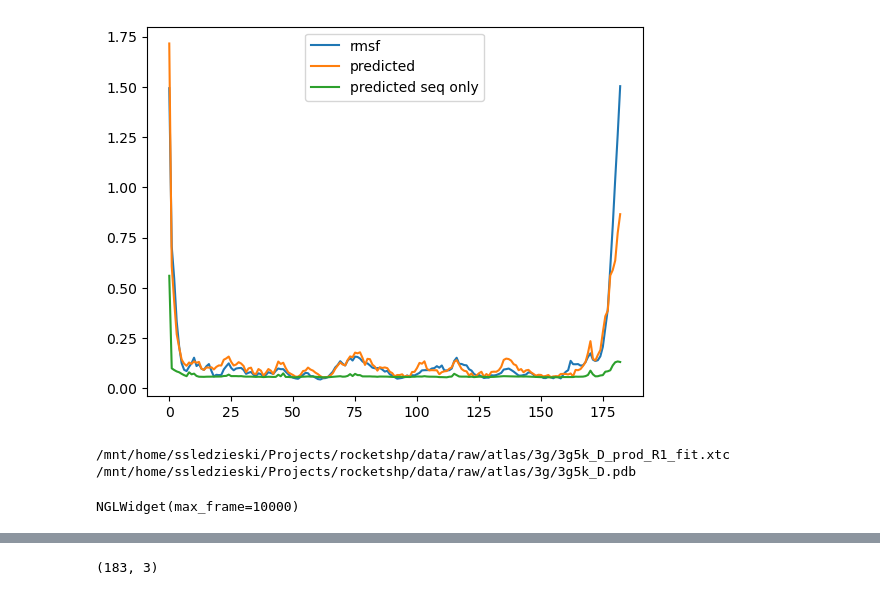
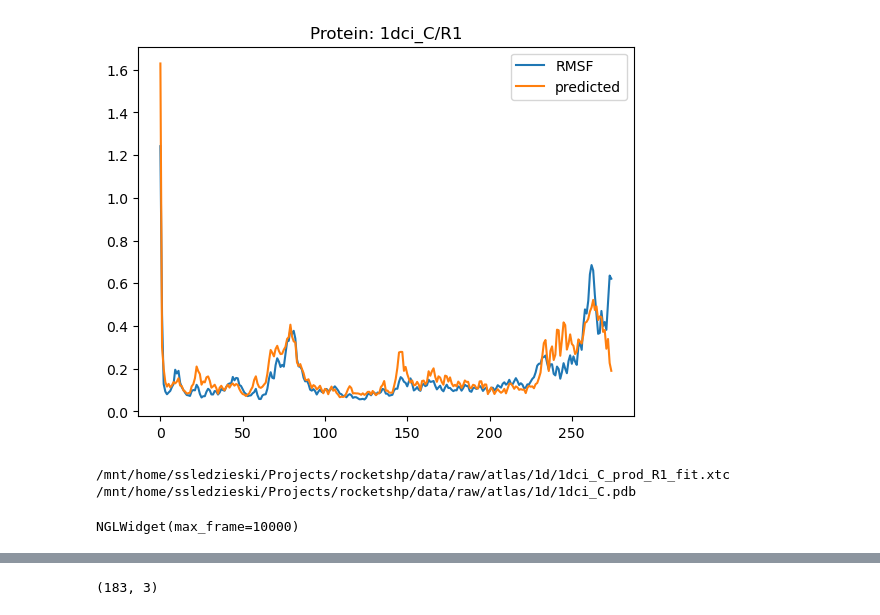
Before and after one commit to flatironinstitute/RocketSHP, a Jupyter notebook: notebooks/2.0_evaluate_model_atlas.ipynb, the cells around one changed output, grey strips where cells are left out. Cells and saved outputs as stored; diff of their text form; code cells hidden in the pictures.

```diff
--- a/notebooks/2.0_evaluate_model_atlas.ipynb
+++ b/notebooks/2.0_evaluate_model_atlas.ipynb
@@ -18,5 +15,5 @@ from rocketshp.modeling.architectures import FlexibilityModelWithTemperature, Dy
 # %%
-config_file = "../configs/config.yml"
+config_file = "../configs/default_config.yml"
 # checkpoint_file = "/mnt/home/ssledzieski/Projects/rocketshp/checkpoints/foldseek_0.2_split/model-epoch=14-train_loss=0.01.pt.ckpt"
 # checkpoint_file = "/mnt/home/ssledzieski/Projects/rocketshp/checkpoints/foldseek_0.2_split_CA_loss/model-epoch=02-train_loss=2.68.pt.ckpt"
 # checkpoint_file = "/mnt/home/ssledzieski/Projects/rocketshp/checkpoints/foldseek_0.2_split_CA_loss/model-epoch=07-train_loss=2.66.pt.ckpt"
@@ -28,7 +25,10 @@ config_file = "../configs/config.yml"
 # checkpoint_file = "/mnt/home/ssledzieski/Projects/rocketshp/checkpoints/temperature_atlas/model-epoch=10-train_loss=0.36.pt.ckpt"
 # checkpoint_file = "/mnt/home/ssledzieski/Projects/rocketshp/models/cadist_alpha1_dyncorr_alpha3/model-epoch=05-train_loss=1.03.pt.ckpt"
 # checkpoint_file = "/mnt/home/ssledzieski/Projects/rocketshp/models/cadist_alpha1_dyncorr_alpha5/model-epoch=05-train_loss=1.00.pt.ckpt"
-checkpoint_file = "/mnt/home/ssledzieski/Projects/rocketshp/models/grad_norm_alpha0.12_lr1e-5/model-epoch=19-train_loss=0.55.pt.ckpt"
+# checkpoint_file = "/mnt/home/ssledzieski/Projects/rocketshp/models/grad_norm_alpha0.12_lr1e-5/model-epoch=19-train_loss=0.55.pt.ckpt"
+checkpoint_file = "/mnt/home/ssledzieski/Projects/rocketshp/models/seq_feats_only/model-epoch=18-train_loss=0.29.pt.ckpt"
+
+# checkpoint_file = "/mnt/home/ssledzieski/Projects/rocketshp/checkpoints/mdcath_temp_2/model-epoch=16-train_loss=0.30.pt.ckpt"
 
 PARAMS = config.DEFAULT_PARAMETERS
 PARAMS.update(OmegaConf.load(config_file))
@@ -56,23 +57,36 @@ from lightning.pytorch.utilities import grad_norm
 # %%
-# DATA_SUBSET = adl.test_data
-DATA_SUBSET = adl.val_data
+### by key ###
+# key = "1a62_A/R1"
+# feats, labels = adl.dataset[get_idx_name("1a62_A/R1")]
+##############
+
+### by index ###
+DATA_SUBSET = adl.test_data
+# DATA_SUBSET = adl.val_data
 # DATA_SUBSET = adl.train_data
-# SAMPLE_I = 15
-SAMPLE_I = 192
+
+# SAMPLE_I = 100 # test
+# SAMPLE_I = 84 # test
+SAMPLE_I = 15 # test
+# SAMPLE_I = 300 # validation
+# SAMPLE_I = 192 # validation
+
+feats, labels = DATA_SUBSET[SAMPLE_I]
+key = adl.dataset.samples[DATA_SUBSET.indices[SAMPLE_I]]
+##############
 
 def normalize(x):
     return (x - x.mean()) / x.std()
 
-feats, labels = DATA_SUBSET[SAMPLE_I]
-key = adl.dataset.samples[DATA_SUBSET.indices[SAMPLE_I]]
 with torch.no_grad():
         both_result = model({k: v.to(device).unsqueeze(0) for k, v in feats.items()})
         feats["struct_feats"] = torch.zeros_like(feats["struct_feats"])
         seqonly_result = model({k: v.to(device).unsqueeze(0) for k, v in feats.items()})
 
-plt.plot(labels["rmsf"],label="rmsf")
+plt.plot(labels["rmsf"],label="RMSF")
 plt.plot(both_result["rmsf"].detach().cpu().numpy().squeeze(),label="predicted")
-plt.plot(seqonly_result["rmsf"].detach().cpu().numpy().squeeze(),label="predicted seq only")
+# plt.plot(seqonly_result["rmsf"].detach().cpu().numpy().squeeze(),label="predicted seq only")
+plt.title(f"Protein: {key}")
 plt.legend()
 
 
@@ -94,11 +108,12 @@ plt.show()
-[figure, old version]
+[figure, new version]
 # %%
 pdb_code, rep = key.split("/")
 print(config.RAW_DATA_DIR  / f"atlas/{pdb_code[:2]}/{pdb_code}_prod_{rep}_fit.xtc",config.RAW_DATA_DIR  / f"atlas/{pdb_code[:2]}/{pdb_code}.pdb")
 traj = md.load_xtc(config.RAW_DATA_DIR  / f"atlas/{pdb_code[:2]}/{pdb_code}_prod_{rep}_fit.xtc", top=config.RAW_DATA_DIR  / f"atlas/{pdb_code[:2]}/{pdb_code}.pdb")
 view = display_trajectory(traj, bfactor=both_result["rmsf"].detach().cpu().numpy().squeeze(), coloring="bfactor", normalize=True, RMAX=0.3)
+# view = display_trajectory(traj[::10], bfactor=labels["rmsf"].squeeze(), coloring="bfactor", normalize=True, RMAX=0.3)
 # view = display_trajectory(traj[::100], coloring="residueindex")
 view
 # %% [output]
-/mnt/home/ssledzieski/Projects/rocketshp/data/raw/atlas/3g/3g5k_D_prod_R1_fit.xtc /mnt/home/ssledzieski/Projects/rocketshp/data/raw/atlas/3g/3g5k_D.pdb
+/mnt/home/ssledzieski/Projects/rocketshp/data/raw/atlas/1d/1dci_C_prod_R1_fit.xtc /mnt/home/ssledzieski/Projects/rocketshp/data/raw/atlas/1d/1dci_C.pdb
 NGLWidget(max_frame=10000)
```
Also changed, not shown: parts of 10 cells of this notebook, 39 other files.
